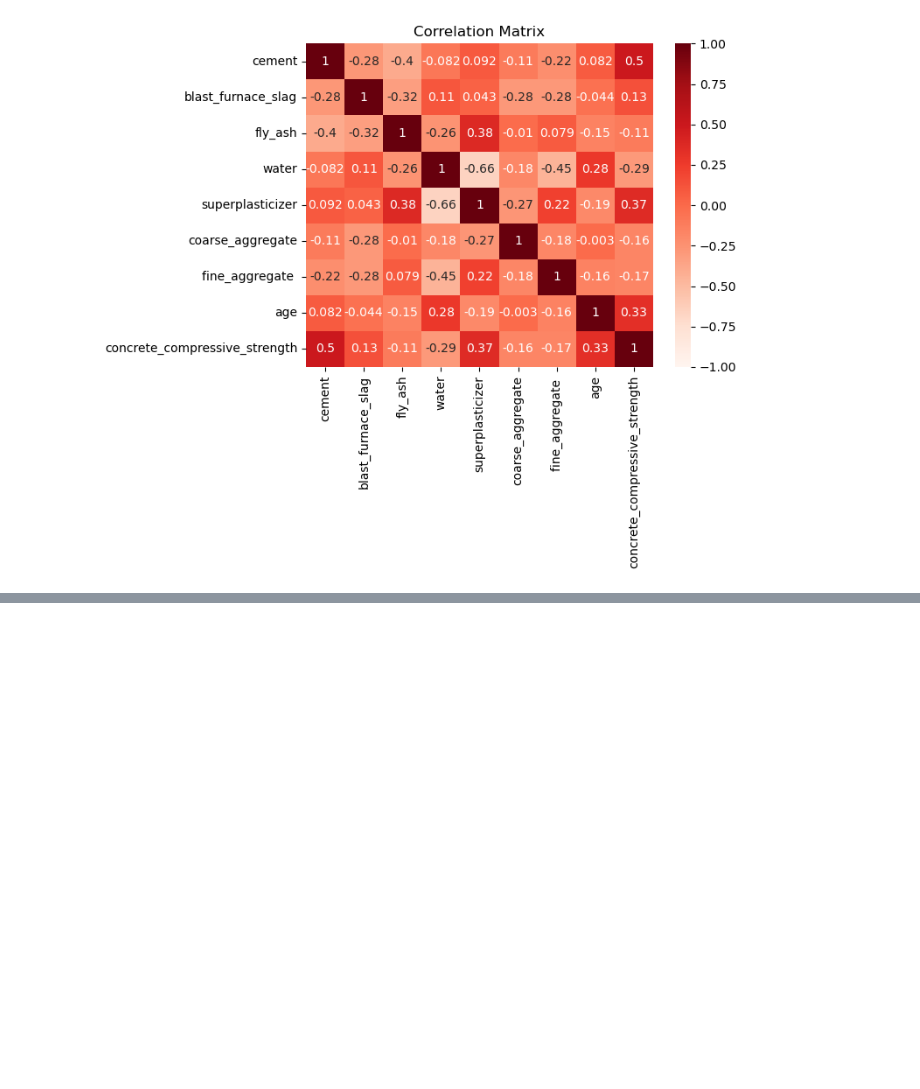
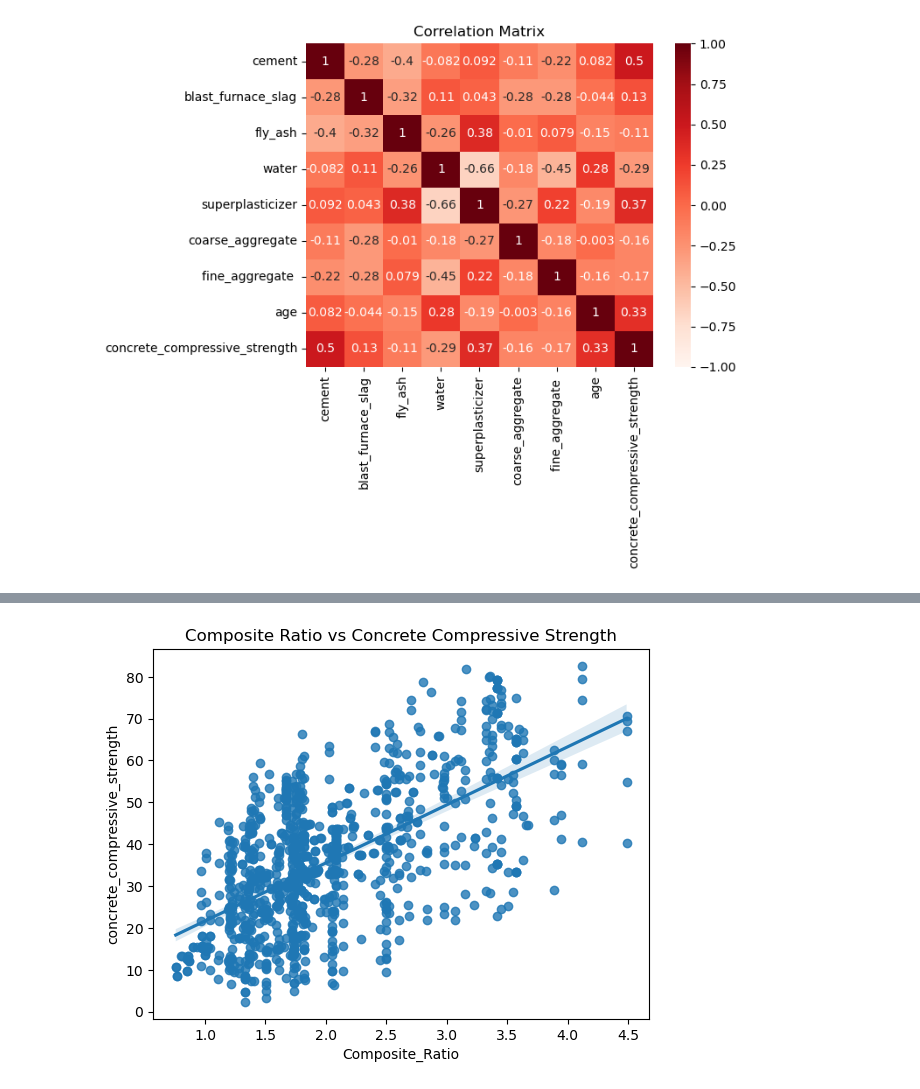
Before and after one commit to mukeshmagar543/CementCompositeStrength_PredictionModel, a Jupyter notebook: model.ipynb, the cells around one changed output, grey strips where cells are left out. Cells and saved outputs as stored; diff of their text form; code cells hidden in the pictures; blank space fills up the shorter version.

```diff
--- a/model.ipynb
+++ b/model.ipynb
@@ -104,0 +120,2 @@ plt.show()
+# %%
+df['Composite_Ratio'] = (df['cement'] + df['superplasticizer'] + df['blast_furnace_slag']) / (df['water'])
@@ -104,0 +136,6 @@ plt.show()
+# %%
+df['CRlk'] = (df['cement'] + df['superplasticizer'] + df['blast_furnace_slag']) / (df['coarse_aggregate'] + df['water'])
+# %%
+df.drop('CRlk',axis=1, inplace=True)
+# %%
+df['Cement_water_ratio'] = df['cement'] / df['water']
@@ -104,0 +157,6 @@ plt.show()
+# %%
+sns.regplot(x = df['Composite_Ratio'], y = df['concrete_compressive_strength'])
+plt.title('Composite Ratio vs Concrete Compressive Strength')
+plt.show()
+# %% [output]
+[figure, added]
```
Also changed, not shown: parts of 9 cells of this notebook.
